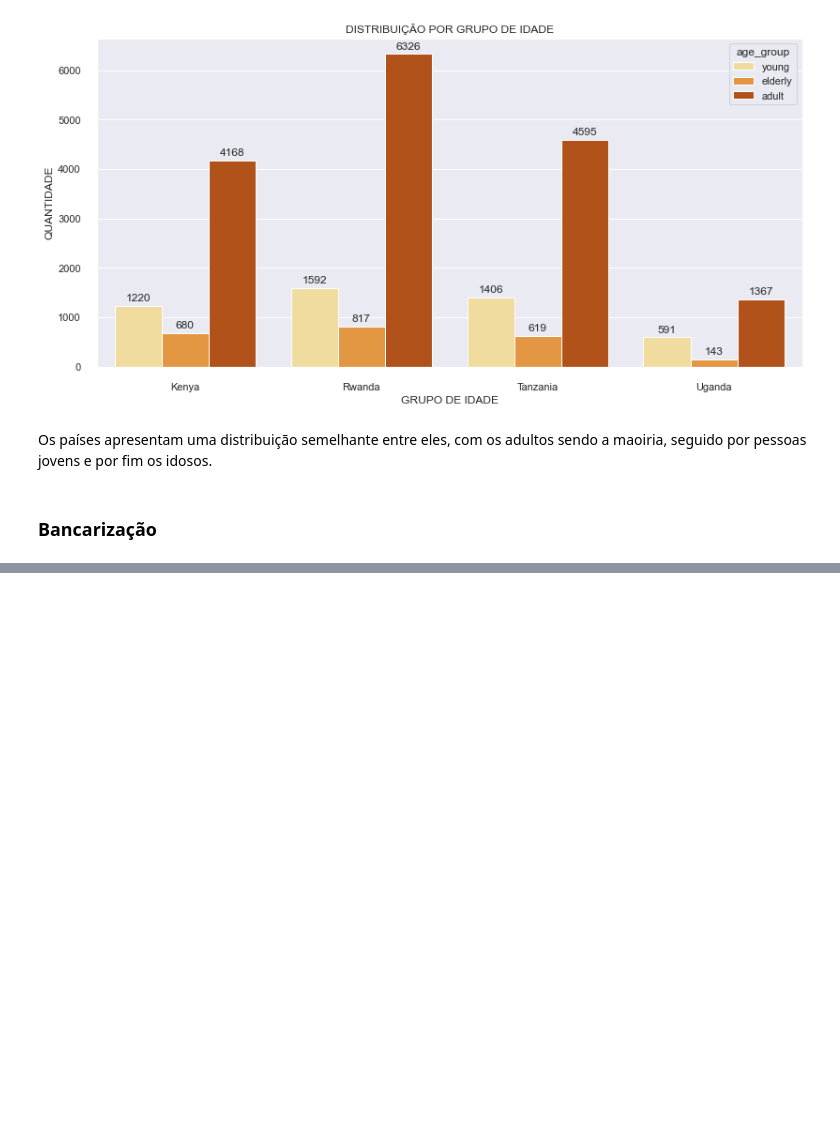
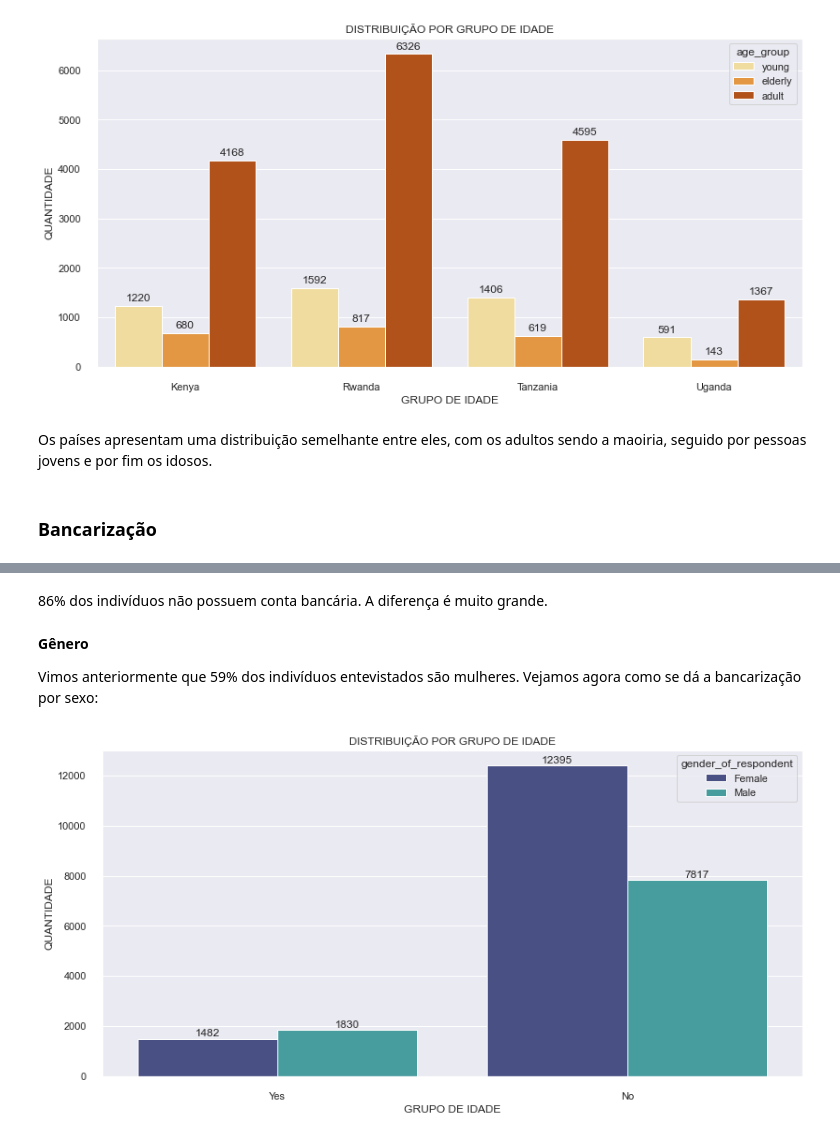
Before and after one commit to fabioismerim/financial_inclusion_africa, a Jupyter notebook: Financial_Inclusion_Africa.ipynb, the cells around one changed output, grey strips where cells are left out. Cells and saved outputs as stored; diff of their text form; code cells hidden in the pictures; blank space fills up the shorter version.

```diff
--- a/Financial_Inclusion_Africa.ipynb
+++ b/Financial_Inclusion_Africa.ipynb
@@ -413,0 +477,21 @@ Os países apresentam uma distribuição semelhante entre eles, com os adultos s
+# %% [markdown]
+86% dos indivíduos não possuem conta bancária. A diferença é muito grande.
+# %% [markdown]
+**Gênero**
+
+Vimos anteriormente que 59% dos indivíduos entevistados são mulheres. Vejamos agora como se dá a bancarização por sexo:
+# %%
+#plotando gráfico:
+sns.set(rc={'figure.figsize': (12,6)})
+ax = sns.countplot(x = 'bank_account', data = df_copy, hue = 'gender_of_respondent', palette= "mako")
+ax.set(title = "DISTRIBUIÇÃO POR GRUPO DE IDADE", xlabel = "GRUPO DE IDADE", ylabel = 'QUANTIDADE' )
+
+#adicionando labels acima das barras
+for p in ax.patches:
+    height = p.get_height() #altura das barras
+    ax.text(x = p.get_x()+(p.get_width()/2),
+    y = height+100,
+    s = '{:.0f}'.format(height),
+    ha = 'center')
+# %% [output]
+[figure, added]
```
Also changed, not shown: parts of 47 cells of this notebook, 1 other file.
